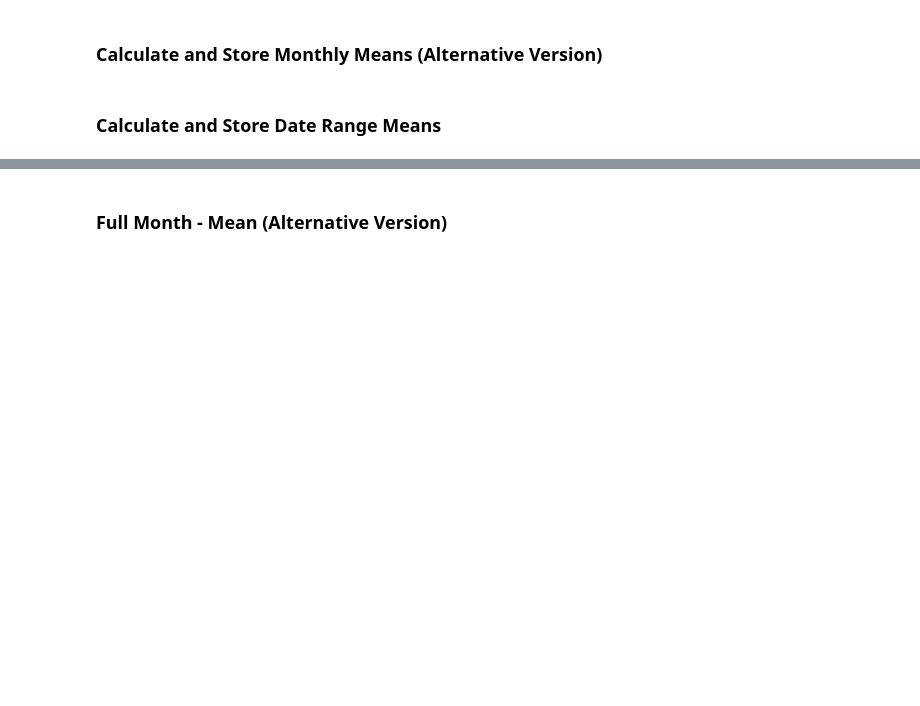
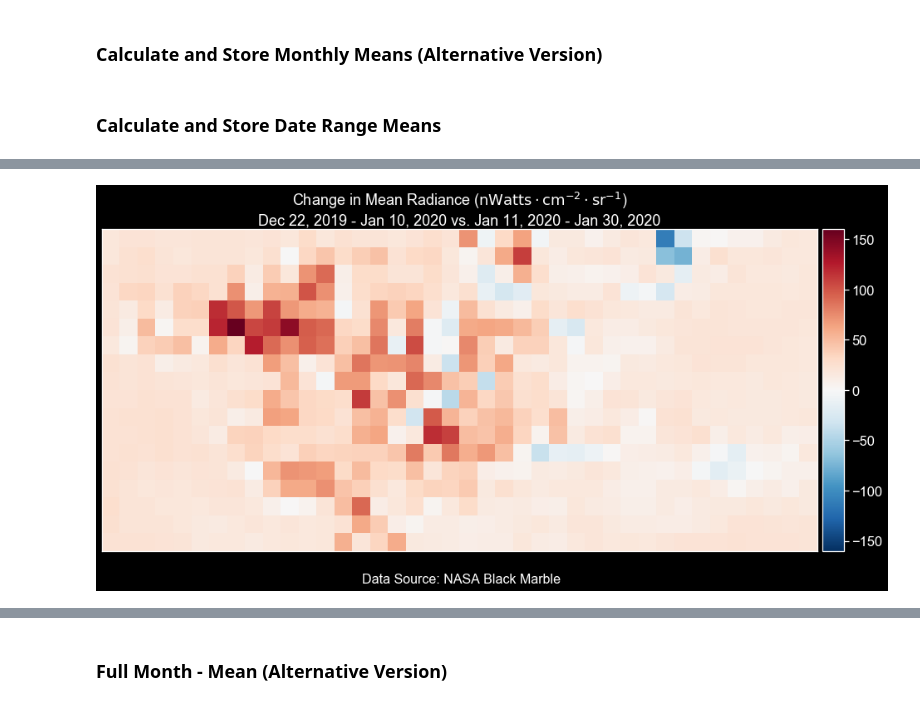
Before and after one commit to calekochenour/remote-sensing-fusion, a Jupyter notebook: 01-code-scripts/penn-state-black-marble-radiance-monthly-means.ipynb, the cells around one changed output, grey strips where cells are left out. Saved outputs shown, nothing was run; the diff lists cells and outputs as text; code cells hidden in the pictures; blank space fills up the shorter version.

```diff
--- a/01-code-scripts/penn-state-black-marble-radiance-monthly-means.ipynb
+++ b/01-code-scripts/penn-state-black-marble-radiance-monthly-means.ipynb
@@ -550,0 +579,31 @@ dict_keys(['20190915-20191015'])
+# %%
+diff = subtract_arrays(
+    radiance_mean_dict.get('20200111-20200130'),
+    radiance_mean_dict.get('20191222-20200110'))
+
+with plt.style.context('dark_background'):
+
+    fig, ax = plt.subplots(figsize=(16, 8))
+
+    # Plot difference from Sept 2019 to March 2020
+    ep.plot_bands(
+        diff,
+        title="Change in Mean Radiance ($\mathrm{nWatts \cdot cm^{−2} \cdot sr^{−1}}$)\nDec 22, 2019 - Jan 10, 2020 vs. Jan 11, 2020 - Jan 30, 2020",
+        scale=False,
+        vmin=-diff.max(),
+        vmax=diff.max(),
+        cmap='RdBu_r',
+        ax=ax)
+        #figsize=(16, 8))
+
+
+    # Add caption
+    fig.text(0.5, .1, "Data Source: NASA Black Marble",
+             ha='center', fontsize=16)
+
+
+plt.savefig(
+    fname="penn-state-mean-radiance-change-after-dec-2019-grad.png",
+    facecolor='k', dpi=300, transparent=True, bbox_inches='tight')
+# %% [output]
+[figure, added]
```
Also changed, not shown: parts of 5 cells of this notebook.
